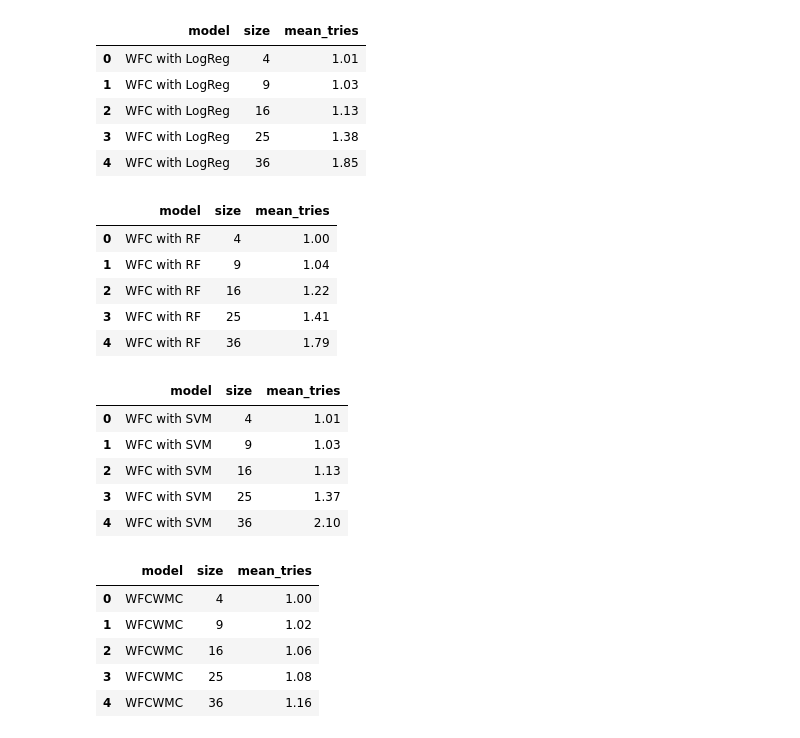
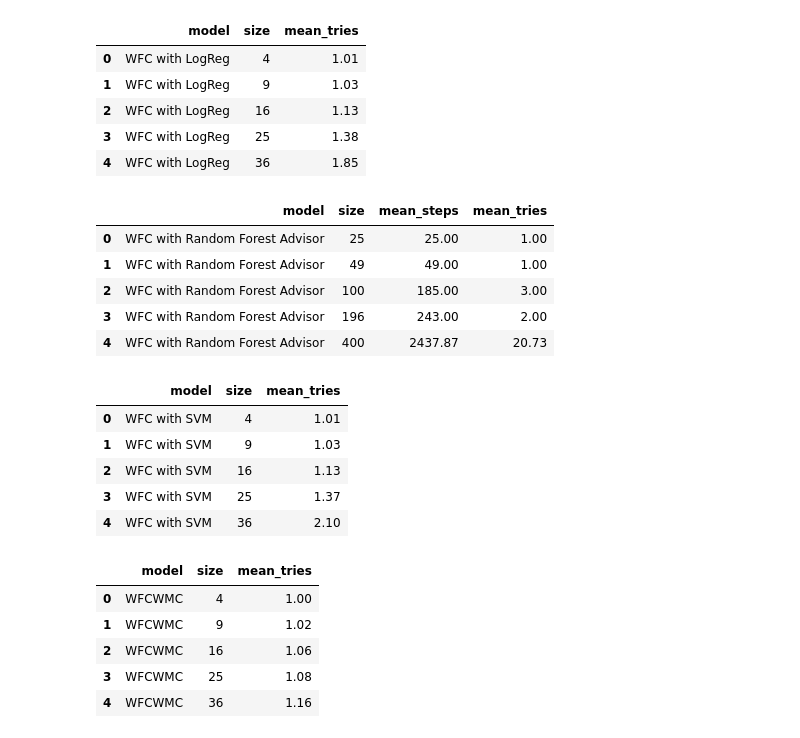
Before and after one commit to evlko/WFCWML, a Jupyter notebook: notebooks/performance.ipynb, the cells around one changed output. Cells and saved outputs as stored; diff of their text form; code cells hidden in the pictures.

```diff
--- a/notebooks/performance.ipynb
+++ b/notebooks/performance.ipynb
@@ -171,38 +168,39 @@ wfclog_df.head(5)
 | 2 | WFC with LogReg | 16 | 1.13 |
 | 3 | WFC with LogReg | 25 | 1.38 |
 | 4 | WFC with LogReg | 36 | 1.85 |
+# %%
+continue_judge = AlwaysContinueJudge()
+forest_advisor = SklearnAdvisor(
+    view=Rect(width=5, height=5), threshold=0.5, rebalance=True
+)
+forest_advisor.load_weights("weights/advisor/random_forest.pkl")
+
+wfc_rf_advisor_df = evaluate_wfc(
+    benchmarks, forest_advisor, continue_judge, "Random Forest Advisor"
+)
+
+wfc_rf_advisor_df.head(5)
+# %% [output]
+|  | model | size | mean_steps | mean_tries |
+| 0 | WFC with Random Forest Advisor | 25 | 25.00 | 1.00 |
+| 1 | WFC with Random Forest Advisor | 49 | 49.00 | 1.00 |
+| 2 | WFC with Random Forest Advisor | 100 | 185.00 | 3.00 |
+| 3 | WFC with Random Forest Advisor | 196 | 243.00 | 2.00 |
+| 4 | WFC with Random Forest Advisor | 400 | 2437.87 | 20.73 |
 # %%
-forest_judge = SklearnAdvisor(
-    view=Rect(width=5, height=5), threshold=0.5, rebalance=True
-)
-forest_judge.load_weights("weights/random_forest.pkl")
+svm_judge = SklearnAdvisor(view=Rect(width=5, height=5), threshold=0.5, rebalance=True)
+svm_judge.load_weights("weights/svm_(linear).pkl")
 
-wfcrf_df = evaluate_wfc(benchmarks, forest_judge, "WFC with RF")
+wfcsvm_df = evaluate_wfc(benchmarks, svm_judge, "SVM")
 
-wfcrf_df.head(5)
+wfcsvm_df.head(5)
 # %% [output]
 |  | model | size | mean_tries |
-| 0 | WFC with RF | 4 | 1.00 |
-| 1 | WFC with RF | 9 | 1.04 |
-| 2 | WFC with RF | 16 | 1.22 |
-| 3 | WFC with RF | 25 | 1.41 |
-| 4 | WFC with RF | 36 | 1.79 |
+| 0 | WFC with SVM | 4 | 1.01 |
+| 1 | WFC with SVM | 9 | 1.03 |
+| 2 | WFC with SVM | 16 | 1.13 |
+| 3 | WFC with SVM | 25 | 1.37 |
+| 4 | WFC with SVM | 36 | 2.10 |
-# %%
-svm_judge = SklearnAdvisor(
-    view=Rect(width=5, height=5), threshold=0.5, rebalance=True
-)
-svm_judge.load_weights("weights/svm_(linear).pkl")
-
-wfcsvm_df = evaluate_wfc(benchmarks, svm_judge, "WFC with SVM")
-
-wfcsvm_df.head(5)
-# %% [output]
-|  | model | size | mean_tries |
-| 0 | WFC with SVM | 4 | 1.01 |
-| 1 | WFC with SVM | 9 | 1.03 |
-| 2 | WFC with SVM | 16 | 1.13 |
-| 3 | WFC with SVM | 25 | 1.37 |
-| 4 | WFC with SVM | 36 | 2.10 |
 # %%
 mc_judge = ModelMC(view=Rect(3, 3))
 mc_judge.load_weights("data/weights/wfcwmc/mmc_1000")
```
Also changed, not shown: parts of 9 cells of this notebook, 3 other files.
